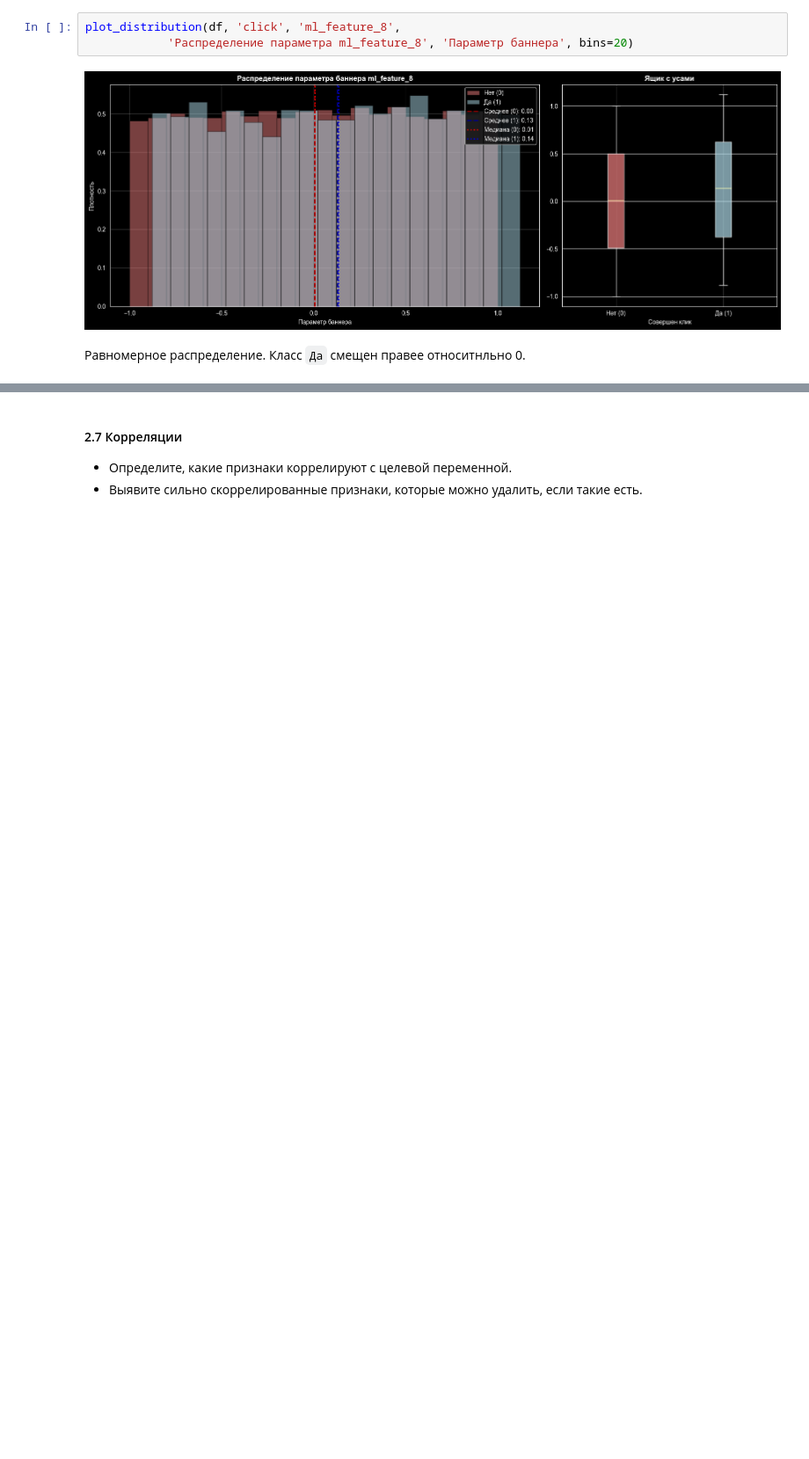
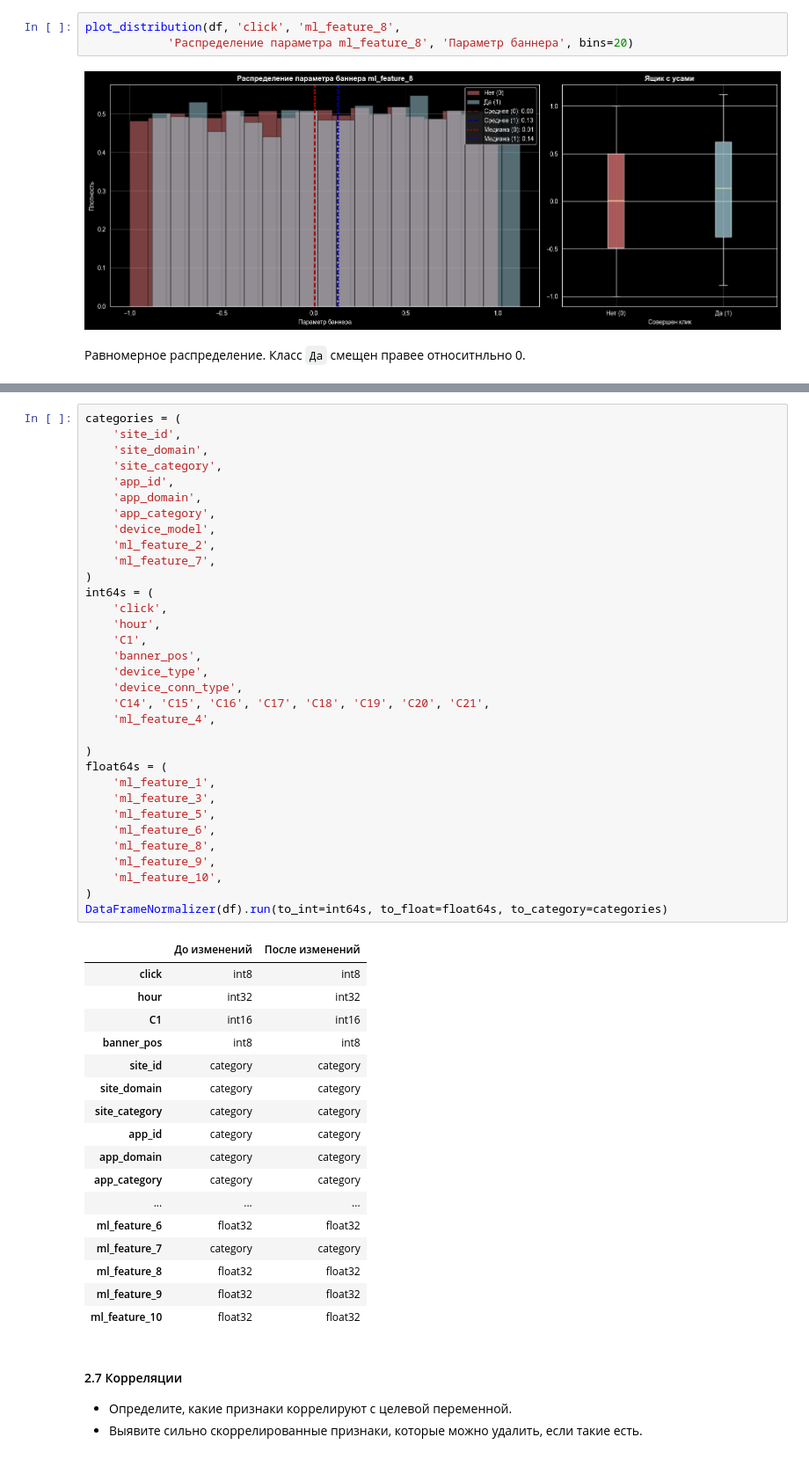
Before and after one commit to msesemov/DS_SVM_sprint_12, a Jupyter notebook: db5c0999-b3ac-41f4-b5f0-ab81a17a3c21.ipynb, the cells around one changed output, grey strips where cells are left out. Shown at 88% size. Drawn from its saved outputs; the diff is of its cells as text; blank space fills up the shorter version.

```diff
--- a/db5c0999-b3ac-41f4-b5f0-ab81a17a3c21.ipynb
+++ b/db5c0999-b3ac-41f4-b5f0-ab81a17a3c21.ipynb
@@ -393,3 +441,54 @@ memory usage: 13.0 MB
+# %%
+categories = (
+    'site_id',
+    'site_domain',
+    'site_category',
+    'app_id',
+    'app_domain',
+    'app_category',
+    'device_model',
+    'ml_feature_2',
+    'ml_feature_7',
+)
+int64s = (
+    'click',
+    'hour',
+    'C1',
+    'banner_pos',
+    'device_type',
+    'device_conn_type',
+    'C14', 'C15', 'C16', 'C17', 'C18', 'C19', 'C20', 'C21',
+    'ml_feature_4',
+
+)
+float64s = (
+    'ml_feature_1',
+    'ml_feature_3',
+    'ml_feature_5',
+    'ml_feature_6',
+    'ml_feature_8',
+    'ml_feature_9',
+    'ml_feature_10',
+)
+DataFrameNormalizer(df).run(to_int=int64s, to_float=float64s, to_category=categories)
+# %% [output]
+|  | До изменений | После изменений |
+| click | int8 | int8 |
+| hour | int32 | int32 |
+| C1 | int16 | int16 |
+| banner_pos | int8 | int8 |
+| site_id | category | category |
+| site_domain | category | category |
+| site_category | category | category |
+| app_id | category | category |
+| app_domain | category | category |
+| app_category | category | category |
+| ... | ... | ... |
+| ml_feature_6 | float32 | float32 |
+| ml_feature_7 | category | category |
+| ml_feature_8 | float32 | float32 |
+| ml_feature_9 | float32 | float32 |
+| ml_feature_10 | float32 | float32 |
 # %% [markdown]
 #### 2.7 Корреляции
 - Определите, какие признаки коррелируют с целевой переменной.
```
Also changed, not shown: parts of 18 cells of this notebook.
